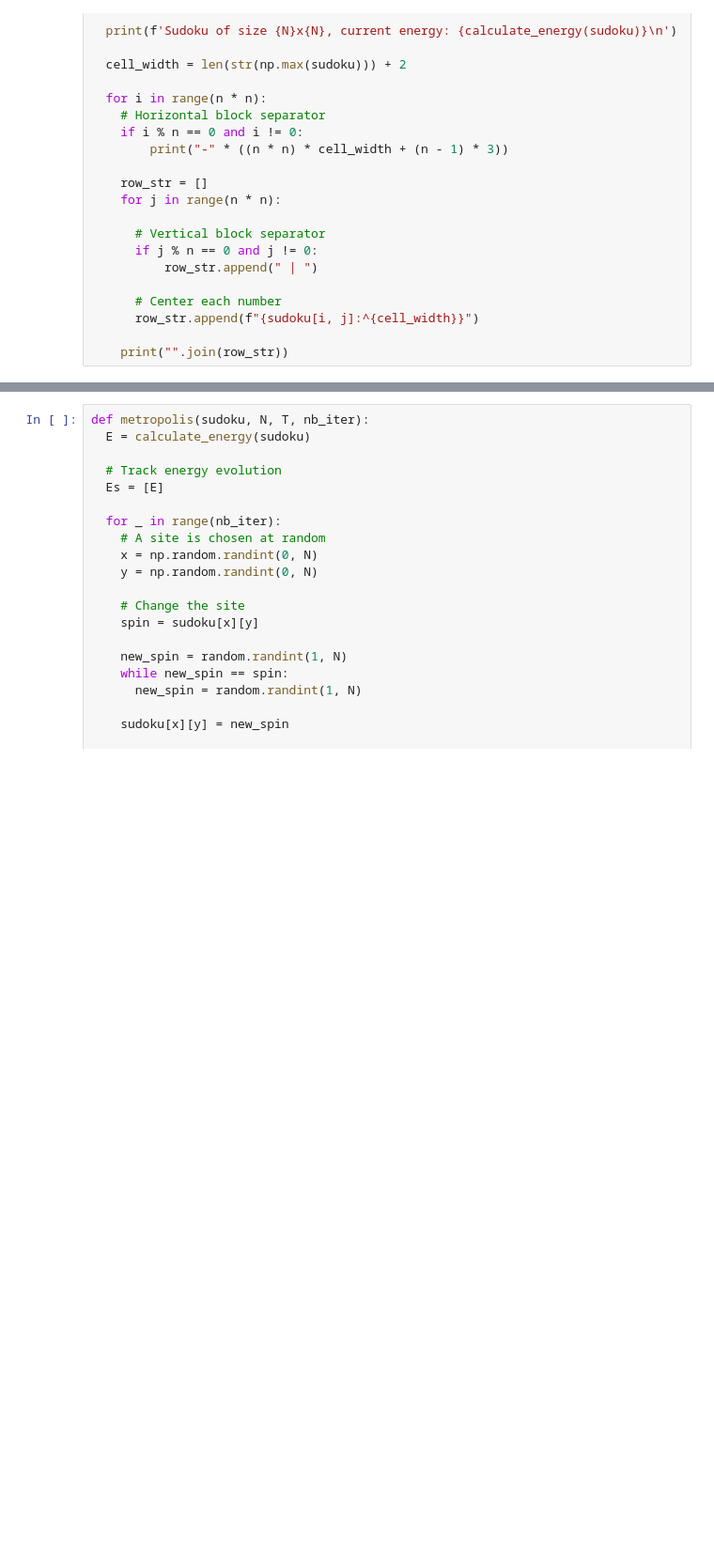
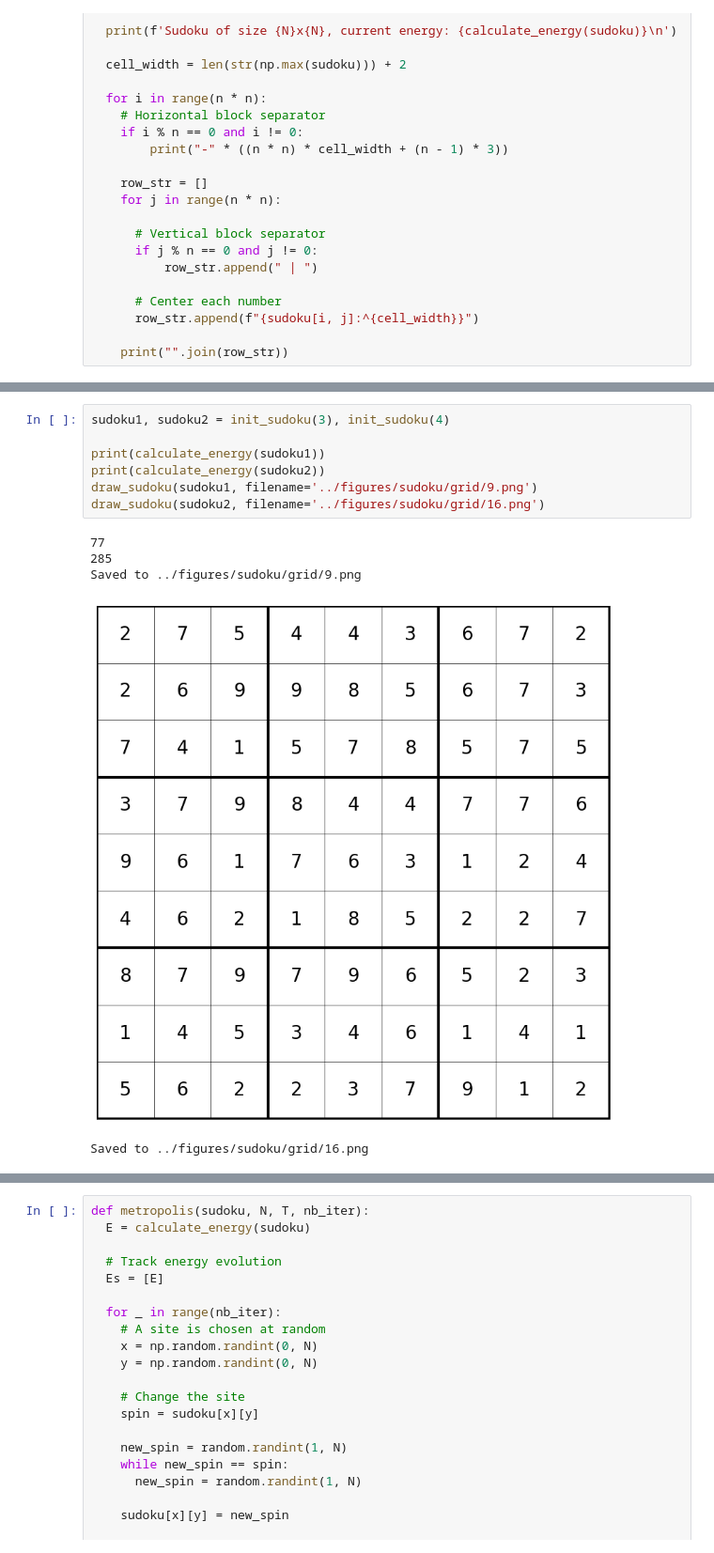
Before and after one commit to Gabriel-lct/ising-model-research, a Jupyter notebook: python/sudoku.ipynb, the cells around one changed output, grey strips where cells are left out. Shown at 94% size. Drawn from its saved outputs; the diff is of its cells as text; blank space fills up the shorter version.

```diff
--- a/python/sudoku.ipynb
+++ b/python/sudoku.ipynb
@@ -57,0 +104,13 @@ def show_sudoku(sudoku):
+# %%
+sudoku1, sudoku2 = init_sudoku(3), init_sudoku(4)
+
+print(calculate_energy(sudoku1))
+print(calculate_energy(sudoku2))
+draw_sudoku(sudoku1, filename='../figures/sudoku/grid/9.png')
+draw_sudoku(sudoku2, filename='../figures/sudoku/grid/16.png')
+# %% [output]
+77
+285
+Saved to ../figures/sudoku/grid/9.png
+[figure, added]
+Saved to ../figures/sudoku/grid/16.png
```
Also changed, not shown: parts of 13 cells of this notebook, 40 other files.
